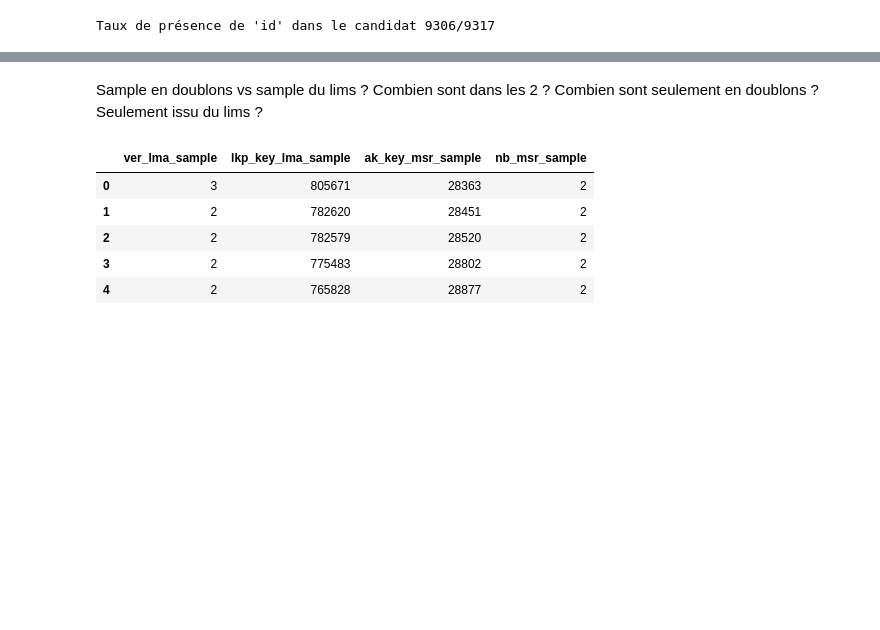
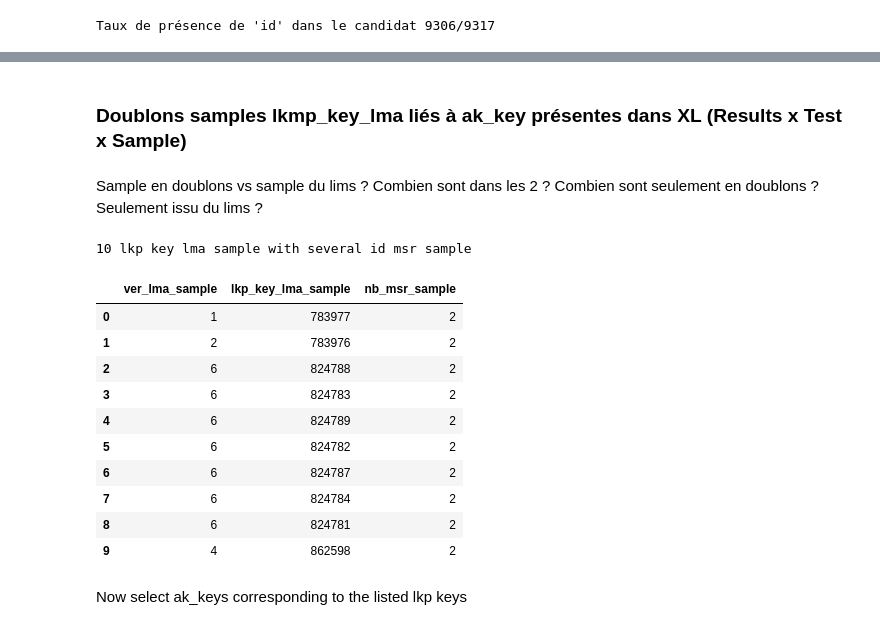
Before and after one commit to bleroux-oa/recettes-msr, a Jupyter notebook: GA_delete_doublon.ipynb, the cells around one changed output, grey strips where cells are left out. Drawn from its saved outputs; the diff is of its cells as text; code cells hidden in the pictures; blank space fills up the shorter version.

Commit message:
Exploration des doublons

```diff
--- a/GA_delete_doublon.ipynb
+++ b/GA_delete_doublon.ipynb
@@ -315,2 +310,4 @@ Taux de présence de 'id' dans le candidat 9306/9317
+# %% [markdown]
+### Doublons samples lkmp_key_lma liés à ak_key présentes dans XL (Results x Test x Sample)
 # %% [markdown]
 Sample en doublons vs sample du lims ? Combien sont dans les 2 ? Combien sont seulement en doublons ? Seulement issu du lims ?
@@ -319,9 +314,36 @@ Sample en doublons vs sample du lims ? Combien sont dans les 2 ? Combien sont se
+# %%
+# GROUP BY VERSION ?
+want_to_group_also_by_version = True
+# %%
+version = 's.ver_lma_sample,' if want_to_group_also_by_version else ''
+with open(f"SQL/dwh_msr/get_duplicated_sample.sql", "r") as sql_file:
+    sql_template = sql_file.read()
+
+# Replace placeholders with actual values
+sql = sql_template.format(version= version)
+query_job = client.query(sql)
+duplicated_samples = query_job.to_dataframe().drop_duplicates()
+
+if len(duplicated_samples)>0:
+    nb_duplicated_sample = duplicated_samples["lkp_key_lma_sample"].nunique()
+    print(nb_duplicated_sample, f'lkp key lma sample with several id msr sample')
+else:
+    print(0, f'lkp with several id msr')
+# %% [output]
+10 lkp key lma sample with several id msr sample
 # %%
-duplicated_samples.head()
+duplicated_samples.head(10)
 # %% [output]
-|  | ver_lma_sample | lkp_key_lma_sample | ak_key_msr_sample | nb_msr_sample |
-| 0 | 3 | 805671 | 28363 | 2 |
-| 1 | 2 | 782620 | 28451 | 2 |
-| 2 | 2 | 782579 | 28520 | 2 |
-| 3 | 2 | 775483 | 28802 | 2 |
-| 4 | 2 | 765828 | 28877 | 2 |
+|  | ver_lma_sample | lkp_key_lma_sample | nb_msr_sample |
+| 0 | 1 | 783977 | 2 |
+| 1 | 2 | 783976 | 2 |
+| 2 | 6 | 824788 | 2 |
+| 3 | 6 | 824783 | 2 |
+| 4 | 6 | 824789 | 2 |
+| 5 | 6 | 824782 | 2 |
+| 6 | 6 | 824787 | 2 |
+| 7 | 6 | 824784 | 2 |
+| 8 | 6 | 824781 | 2 |
+| 9 | 4 | 862598 | 2 |
+# %% [markdown]
+Now select ak_keys corresponding to the listed lkp keys
```
Also changed, not shown: parts of 20 cells of this notebook, 3 other files.
